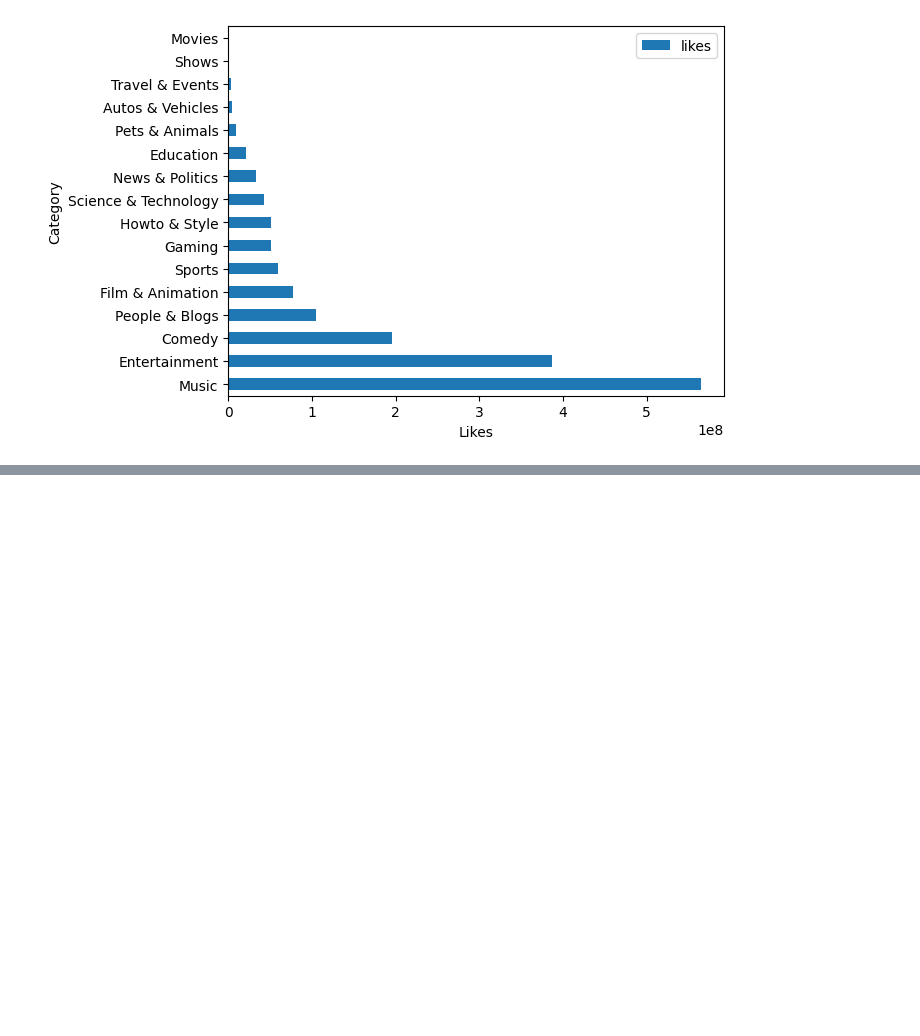
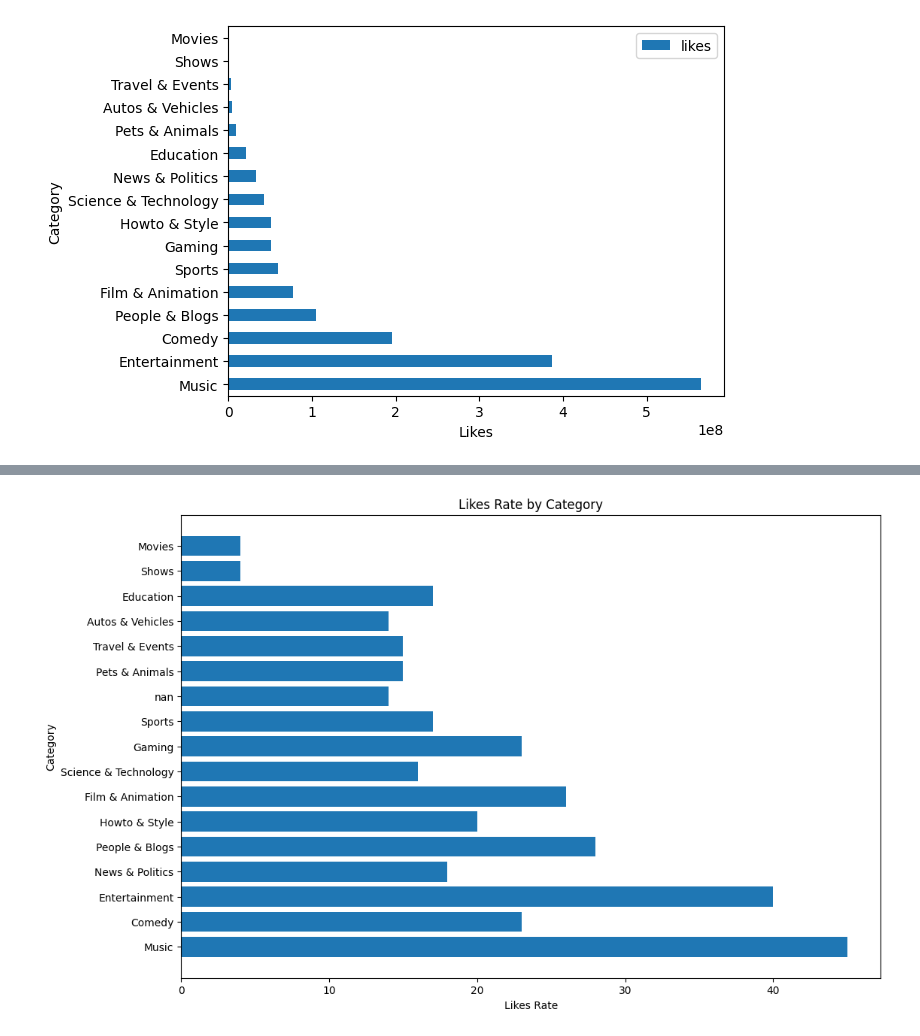
Before and after one commit to Nishantthakurrr/Text-Data-Analysis-Youtube, a Jupyter notebook: Youtube_Text_Data_Analysis.ipynb, the cells around one changed output, grey strips where cells are left out. Drawn from its saved outputs; the diff is of its cells as text; code cells hidden in the pictures; blank space fills up the shorter version.

```diff
--- a/Youtube_Text_Data_Analysis.ipynb
+++ b/Youtube_Text_Data_Analysis.ipynb
@@ -499,0 +479,8 @@ Y_data.pivot_table(index="Category", values="likes", aggfunc="sum").sort_values(
+# %%
+# let me calculate the
+Y_data["likes_rate"]=Y_data["likes"]/Y_data["views"]*100
+Y_data["dislike_rate"]=Y_data["dislikes"]/Y_data["views"]*100
+Y_data["comment_rate"]=Y_data["comment_count"]/Y_data["views"]*100
+
+Y_data.columns,
+Y_data.dtypes
@@ -499,0 +506,6 @@ Y_data.pivot_table(index="Category", values="likes", aggfunc="sum").sort_values(
+# %%
+Y_data["likes_rate"]=Y_data["likes_rate"].astype(int)
+Y_data["dislike_rate"]=Y_data["dislike_rate"].astype(int)
+Y_data["comment_rate"]=Y_data["comment_rate"].astype(int)
+Y_data["Category"]=Y_data["Category"].astype(str)
+Y_data.dtypes
@@ -499,0 +531,9 @@ Y_data.pivot_table(index="Category", values="likes", aggfunc="sum").sort_values(
+# %%
+plt.figure(figsize=(12, 8))  # Corrected plt() to plt.figure()
+plt.barh(Y_data["Category"], Y_data["likes_rate"])  # Corrected plt() to plt.barh()
+plt.xlabel('Likes Rate')  # Optional: Add x-axis label
+plt.ylabel('Category')    # Optional: Add y-axis label
+plt.title('Likes Rate by Category')  # Optional: Add a title
+plt.show()
+# %% [output]
+[figure, added]
```
Also changed, not shown: parts of 17 cells of this notebook.
